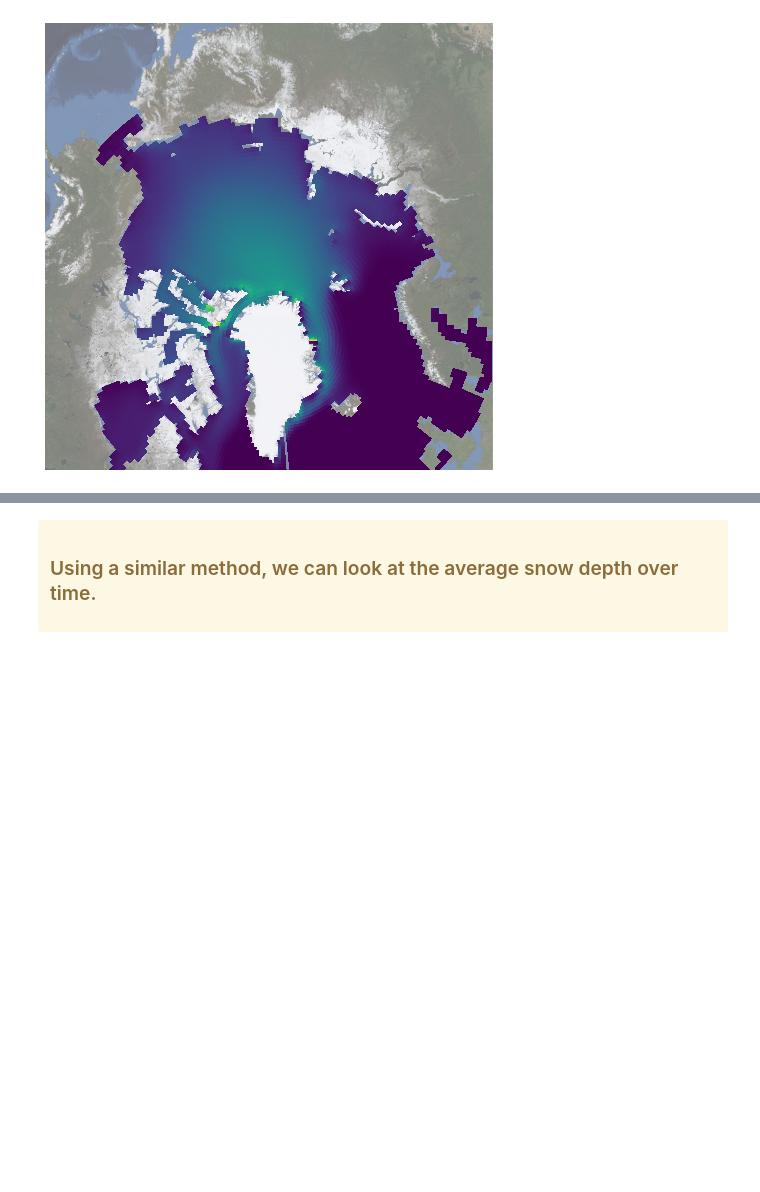
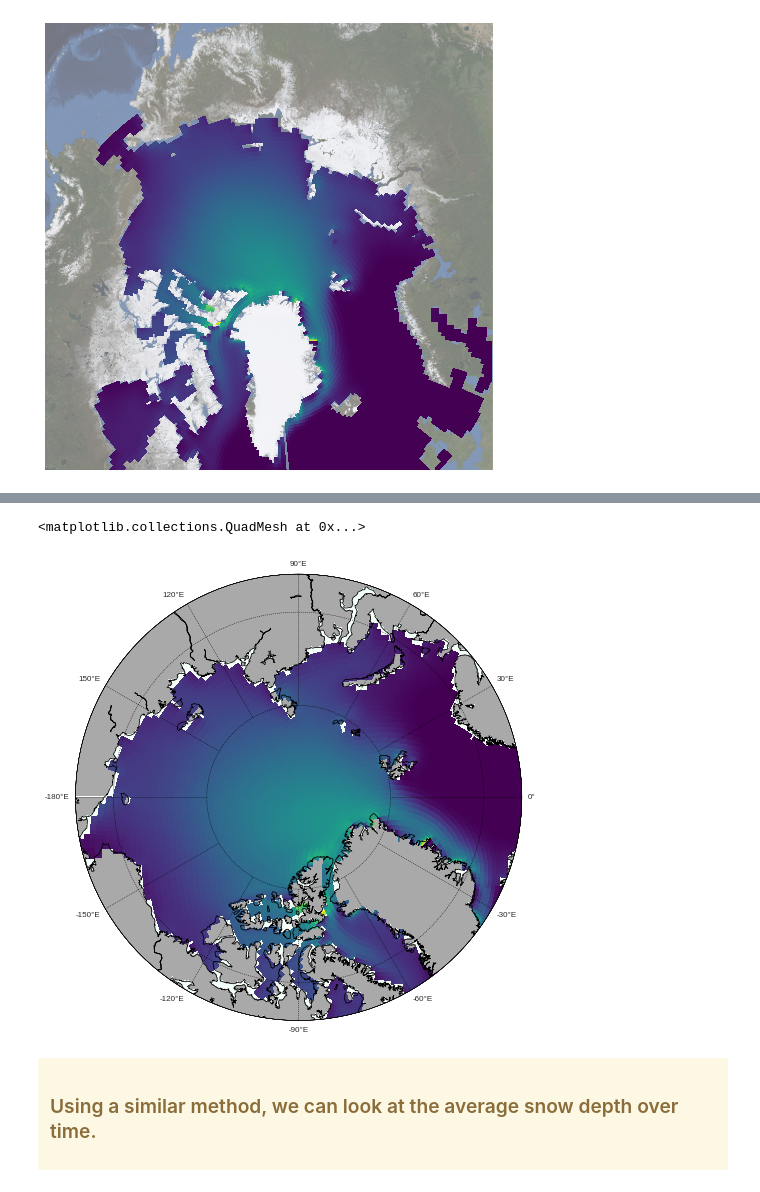
Before and after one commit to strongh/DIRECT-STEM-climate-workshop, a Jupyter notebook: notebooks/SnowDepthExploration.ipynb, the cells around one changed output, grey strips where cells are left out. Cells and saved outputs as stored; diff of their text form; code cells hidden in the pictures; blank space fills up the shorter version.

Commit message:
add example of plotting helper

```diff
--- a/notebooks/SnowDepthExploration.ipynb
+++ b/notebooks/SnowDepthExploration.ipynb
@@ -121,3 +126,10 @@ plt.show()
+# %%
+map = plotMap('polar') # Zack wrote the plotMap function, which sets the projection and draws the parallels, etc
+x, y = map(lon,lat)
+map.pcolormesh(x, y, mean_snow_depth, cmap=cmaps.viridis)
+# %% [output]
+<matplotlib.collections.QuadMesh at 0x...>
+[figure, added]
 # %% [markdown]
 <div class="alert alert-warning">
 <h3>Using a similar method, we can look at the average snow depth over time.</h3>
```
Also changed, not shown: parts of 2 cells of this notebook.
